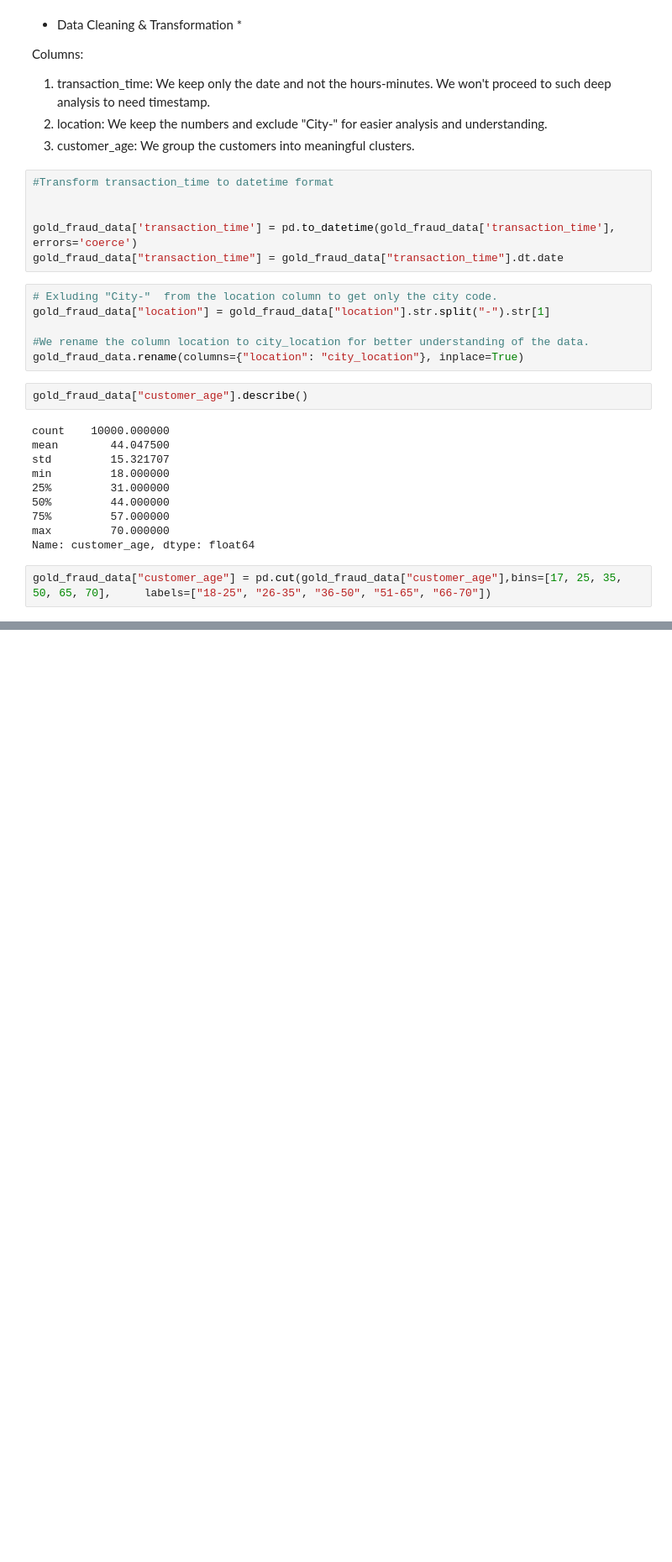
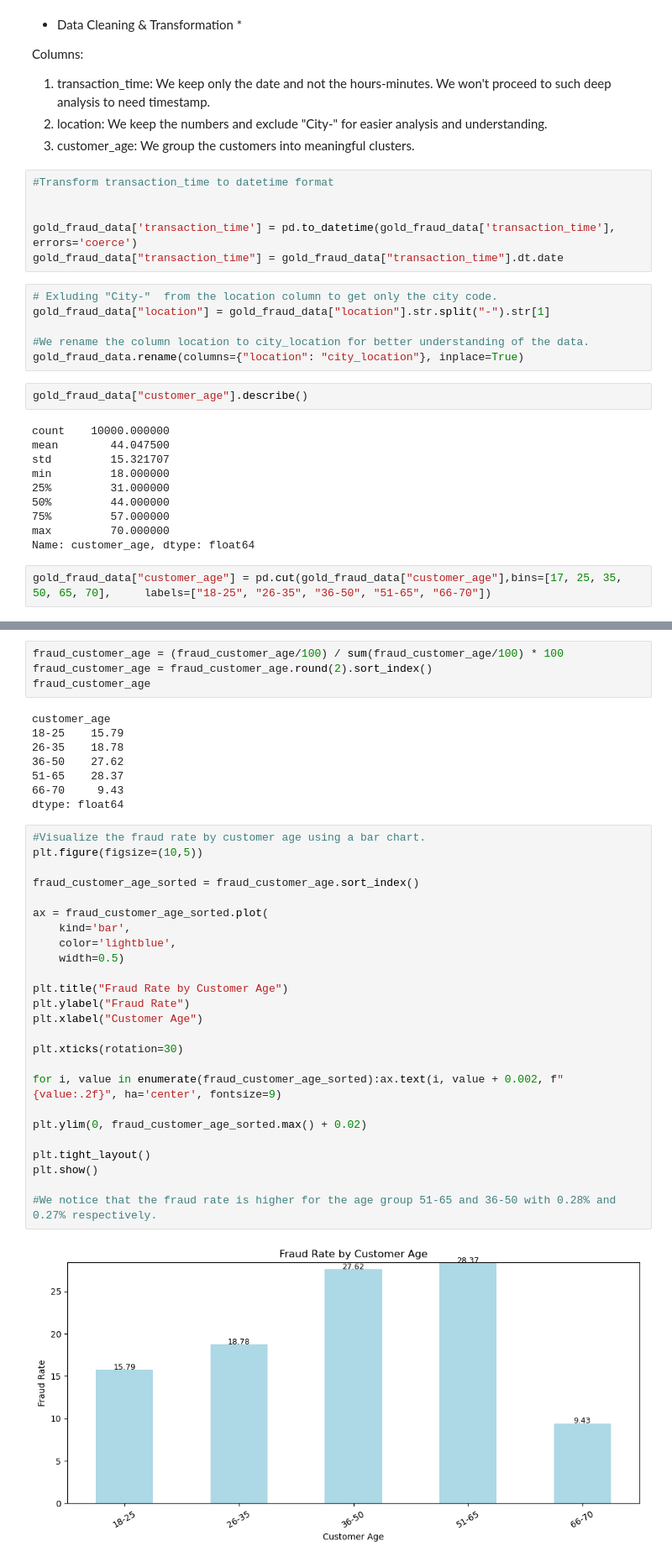
Before and after one commit to lefteristran/Python-Projects-for-Data-Analysis, a Jupyter notebook: fraud_analysis.ipynb, the cells around one changed output, grey strips where cells are left out. Shown at 84% size. Cells and saved outputs as stored; diff of their text form; blank space fills up the shorter version.

```diff
--- a/fraud_analysis.ipynb
+++ b/fraud_analysis.ipynb
@@ -222,0 +199,39 @@ Name: count, dtype: int64
+# %%
+fraud_customer_age = (fraud_customer_age/100) / sum(fraud_customer_age/100) * 100
+fraud_customer_age = fraud_customer_age.round(2).sort_index()
+fraud_customer_age
+# %% [output]
+customer_age
+18-25    15.79
+26-35    18.78
+36-50    27.62
+51-65    28.37
+66-70     9.43
+dtype: float64
+# %%
+#Visualize the fraud rate by customer age using a bar chart.
+plt.figure(figsize=(10,5))
+
+fraud_customer_age_sorted = fraud_customer_age.sort_index()
+
+ax = fraud_customer_age_sorted.plot(
+    kind='bar',
+    color='lightblue',
+    width=0.5)
+
+plt.title("Fraud Rate by Customer Age")
+plt.ylabel("Fraud Rate")
+plt.xlabel("Customer Age")
+
+plt.xticks(rotation=30)
+
+for i, value in enumerate(fraud_customer_age_sorted):ax.text(i, value + 0.002, f"{value:.2f}", ha='center', fontsize=9)
+
+plt.ylim(0, fraud_customer_age_sorted.max() + 0.02)
+
+plt.tight_layout()
+plt.show()
+
+#We notice that the fraud rate is higher for the age group 51-65 and 36-50 with 0.28% and 0.27% respectively.
+# %% [output]
+[figure, added]
```
Also changed, not shown: parts of 14 cells of this notebook.
